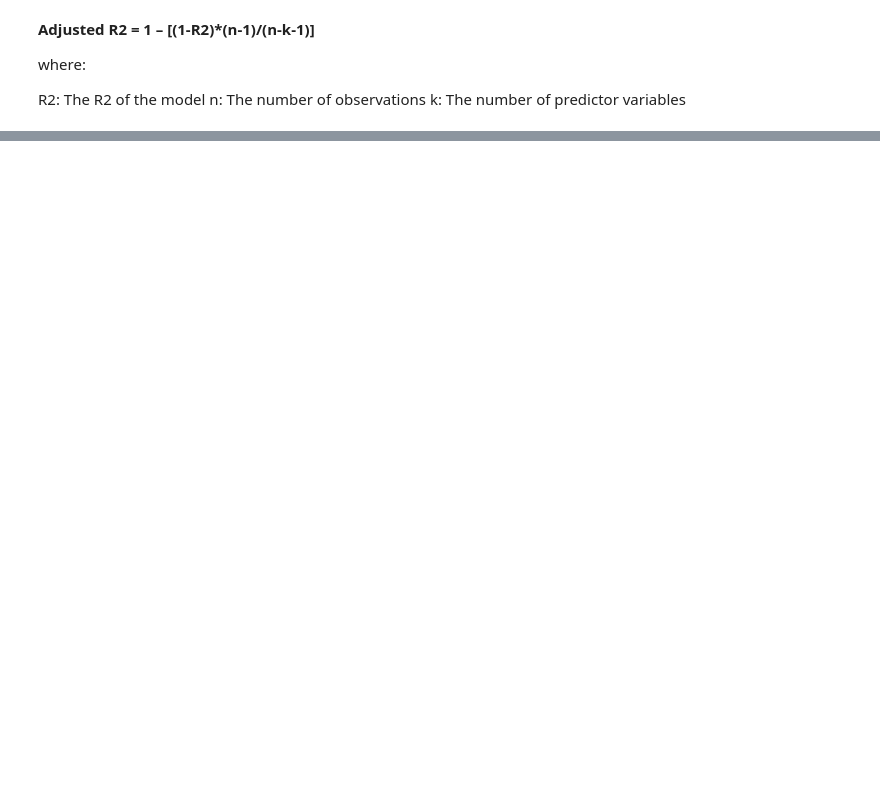
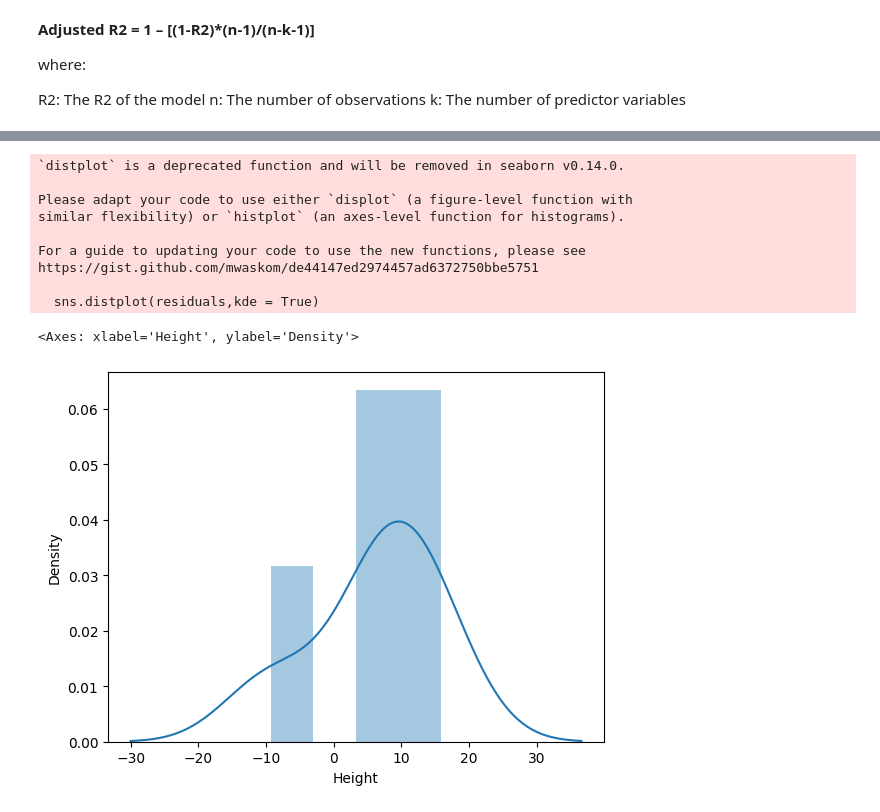
Before and after one commit to saromaddy/DS, a Jupyter notebook: Simple linear regression end to end/3.0-Simple+Linear+Regression.ipynb, the cells around one changed output, grey strips where cells are left out. Drawn from its saved outputs; the diff is of its cells as text; code cells hidden in the pictures; blank space fills up the shorter version.

```diff
--- a/Simple linear regression end to end/3.0-Simple+Linear+Regression.ipynb
+++ b/Simple linear regression end to end/3.0-Simple+Linear+Regression.ipynb
@@ -162,0 +230,17 @@ k: The number of predictor variables
+# %%
+## plot this residuals
+import seaborn as sns
+sns.distplot(residuals,kde = True)
+# if i am able to get a plot similar to normal distribution then the model is fine
+# %% [output]
+`distplot` is a deprecated function and will be removed in seaborn v0.14.0.
+
+Please adapt your code to use either `displot` (a figure-level function with
+similar flexibility) or `histplot` (an axes-level function for histograms).
+
+For a guide to updating your code to use the new functions, please see
+https://gist.github.com/mwaskom/de44147ed2974457ad6372750bbe5751
+
+  sns.distplot(residuals,kde = True)
+<Axes: xlabel='Height', ylabel='Density'>
+[figure, added]
```
Also changed, not shown: parts of 14 cells of this notebook, 2 other files.
